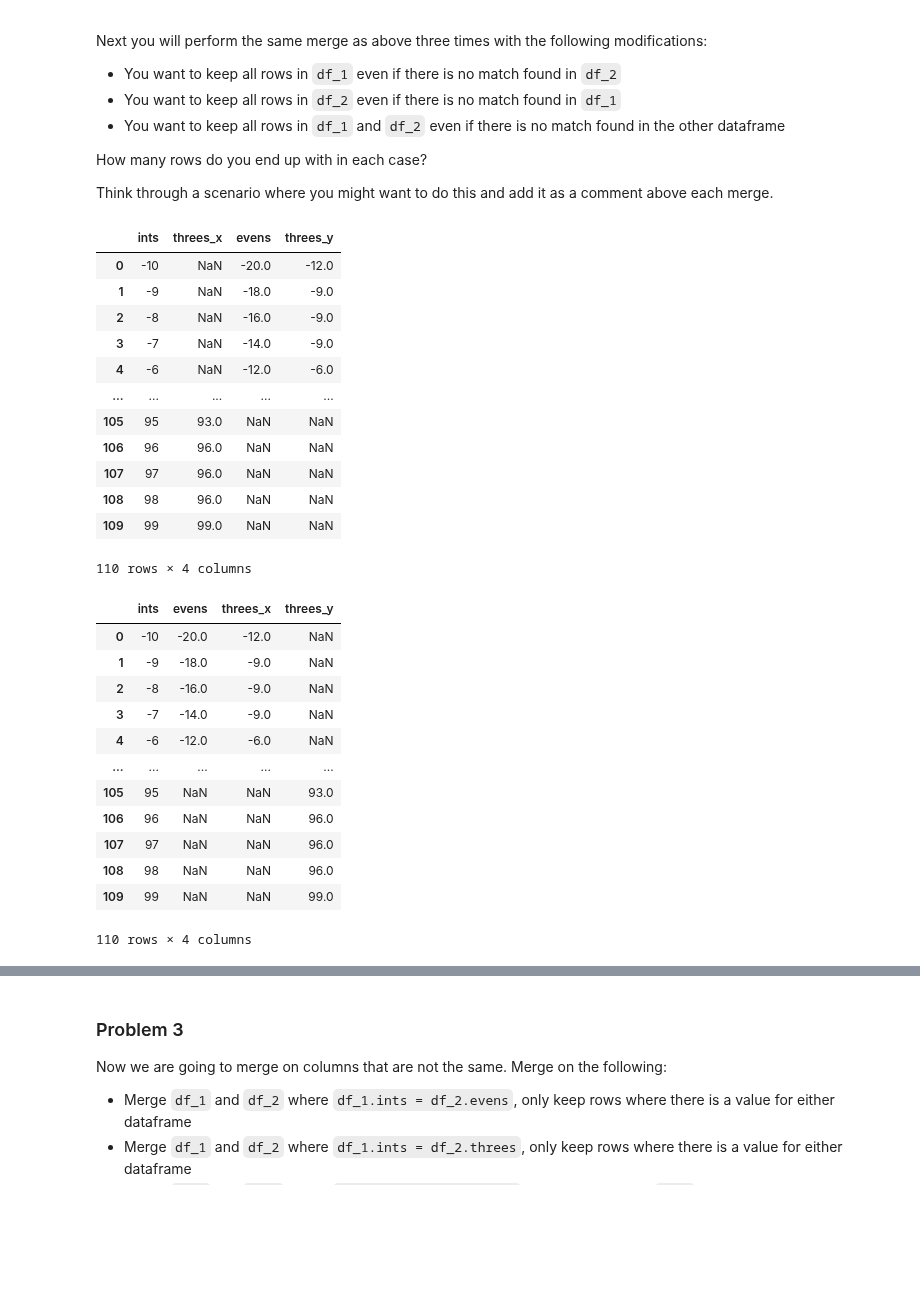
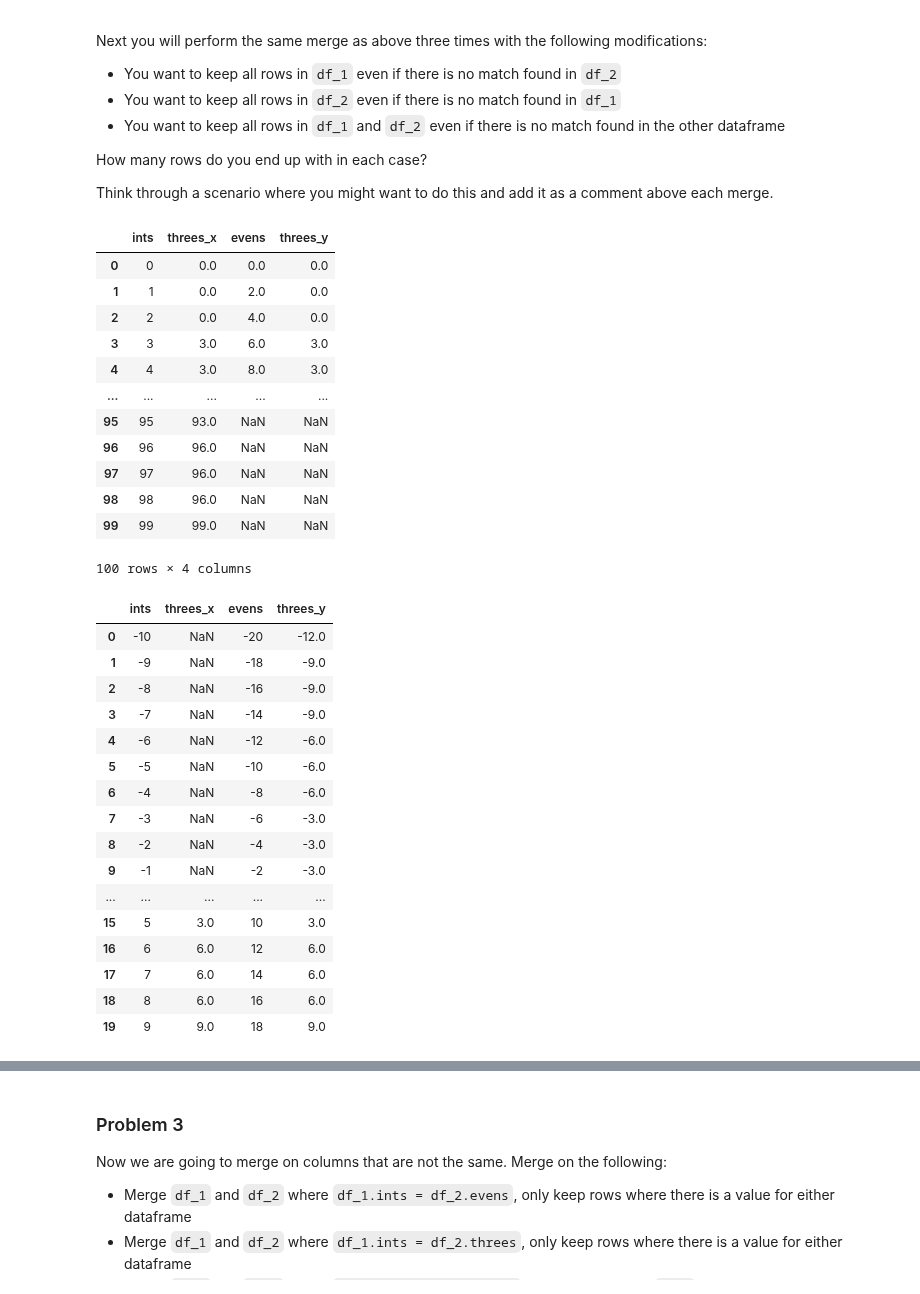
Before and after one commit to jklinck/AD450Winter2026, a Jupyter notebook: week_8_joining.ipynb, the cells around one changed output, grey strips where cells are left out. Saved outputs shown, nothing was run; the diff lists cells and outputs as text; code cells hidden in the pictures; blank space fills up the shorter version.

```diff
--- a/week_8_joining.ipynb
+++ b/week_8_joining.ipynb
@@ -165,39 +165,43 @@ How many rows do you end up with in each case?
 
 Think through a scenario where you might want to do this and add it as a comment above each merge.
 # %%
-df_5 = pd.merge(df_1, df_2, on="ints", how="outer")
+df_5 = pd.merge(df_1, df_2, on="ints", how="left")
 df_5
 # %% [output]
 |  | ints | threes_x | evens | threes_y |
-| 0 | -10 | NaN | -20.0 | -12.0 |
-| 1 | -9 | NaN | -18.0 | -9.0 |
-| 2 | -8 | NaN | -16.0 | -9.0 |
-| 3 | -7 | NaN | -14.0 | -9.0 |
-| 4 | -6 | NaN | -12.0 | -6.0 |
+| 0 | 0 | 0.0 | 0.0 | 0.0 |
+| 1 | 1 | 0.0 | 2.0 | 0.0 |
+| 2 | 2 | 0.0 | 4.0 | 0.0 |
+| 3 | 3 | 3.0 | 6.0 | 3.0 |
+| 4 | 4 | 3.0 | 8.0 | 3.0 |
 | ... | ... | ... | ... | ... |
-| 105 | 95 | 93.0 | NaN | NaN |
-| 106 | 96 | 96.0 | NaN | NaN |
-| 107 | 97 | 96.0 | NaN | NaN |
-| 108 | 98 | 96.0 | NaN | NaN |
-| 109 | 99 | 99.0 | NaN | NaN |
+| 95 | 95 | 93.0 | NaN | NaN |
+| 96 | 96 | 96.0 | NaN | NaN |
+| 97 | 97 | 96.0 | NaN | NaN |
+| 98 | 98 | 96.0 | NaN | NaN |
+| 99 | 99 | 99.0 | NaN | NaN |
-110 rows × 4 columns
+100 rows × 4 columns
 # %%
-df_6 = pd.merge(df_2, df_1, on="ints", how="outer")
+df_6 = pd.merge(df_1, df_2, on="ints", how="right")
 df_6
 # %% [output]
-|  | ints | evens | threes_x | threes_y |
-| 0 | -10 | -20.0 | -12.0 | NaN |
-| 1 | -9 | -18.0 | -9.0 | NaN |
-| 2 | -8 | -16.0 | -9.0 | NaN |
-| 3 | -7 | -14.0 | -9.0 | NaN |
-| 4 | -6 | -12.0 | -6.0 | NaN |
+|  | ints | threes_x | evens | threes_y |
+| 0 | -10 | NaN | -20 | -12.0 |
+| 1 | -9 | NaN | -18 | -9.0 |
+| 2 | -8 | NaN | -16 | -9.0 |
+| 3 | -7 | NaN | -14 | -9.0 |
+| 4 | -6 | NaN | -12 | -6.0 |
+| 5 | -5 | NaN | -10 | -6.0 |
+| 6 | -4 | NaN | -8 | -6.0 |
+| 7 | -3 | NaN | -6 | -3.0 |
+| 8 | -2 | NaN | -4 | -3.0 |
+| 9 | -1 | NaN | -2 | -3.0 |
 | ... | ... | ... | ... | ... |
-| 105 | 95 | NaN | NaN | 93.0 |
-| 106 | 96 | NaN | NaN | 96.0 |
-| 107 | 97 | NaN | NaN | 96.0 |
-| 108 | 98 | NaN | NaN | 96.0 |
-| 109 | 99 | NaN | NaN | 99.0 |
+| 15 | 5 | 3.0 | 10 | 3.0 |
+| 16 | 6 | 6.0 | 12 | 6.0 |
+| 17 | 7 | 6.0 | 14 | 6.0 |
+| 18 | 8 | 6.0 | 16 | 6.0 |
+| 19 | 9 | 9.0 | 18 | 9.0 |
-110 rows × 4 columns
 # %%
 df_7 = pd.merge(df_1, df_2, on="ints", how="outer")
 df_7
```
Also changed, not shown: parts of 3 cells of this notebook.
